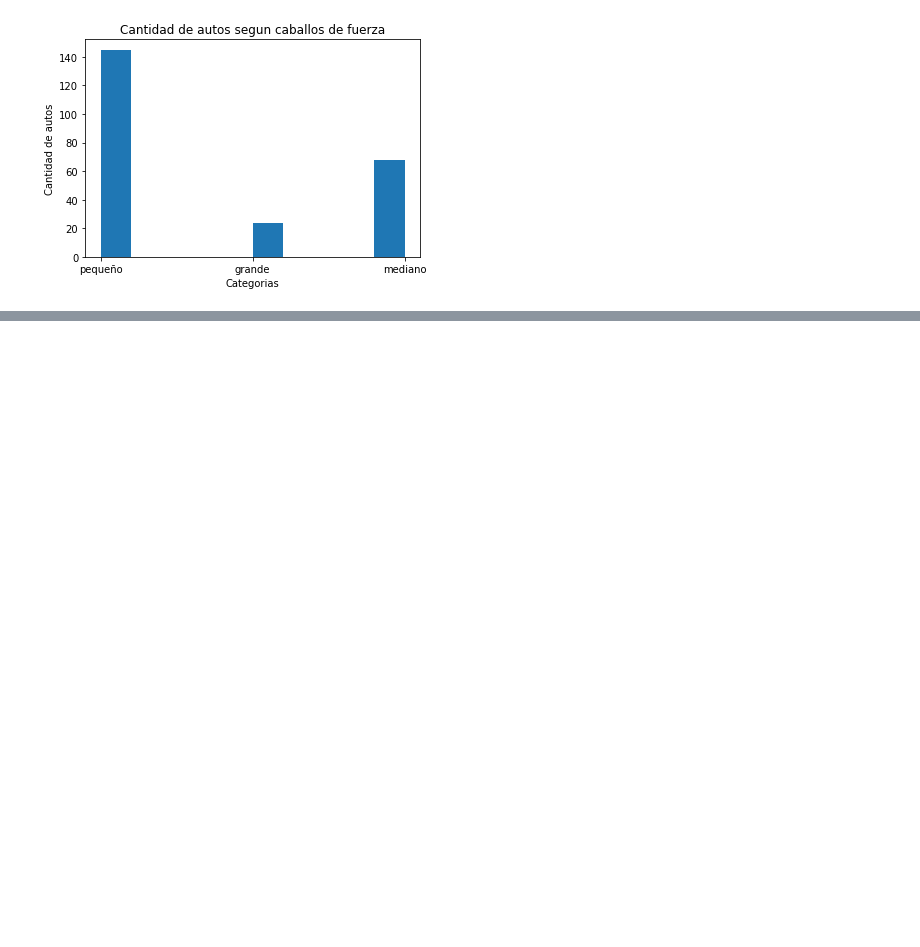
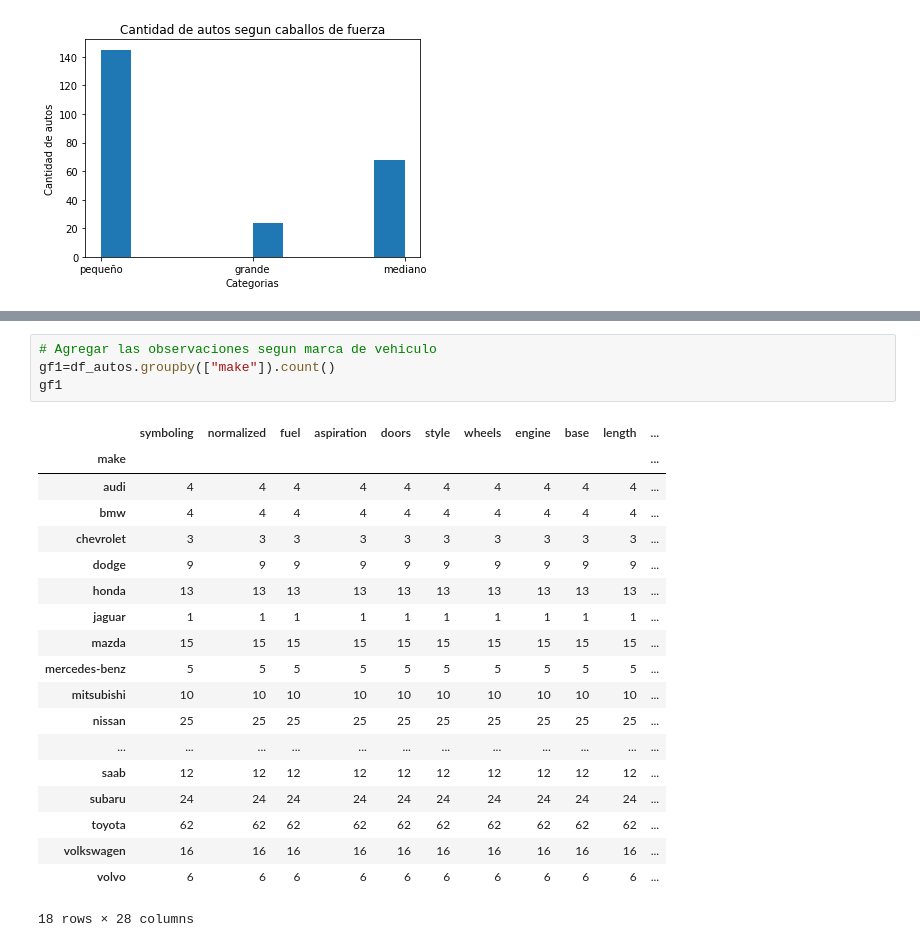
Before and after one commit to Joe13V/Analisis-Datos-CC, a Jupyter notebook: TRABAJO EN CLASE CONSOLIDADO.ipynb, the cells around one changed output, grey strips where cells are left out. Cells and saved outputs as stored; diff of their text form; blank space fills up the shorter version.

```diff
--- a/TRABAJO EN CLASE CONSOLIDADO.ipynb
+++ b/TRABAJO EN CLASE CONSOLIDADO.ipynb
@@ -603,0 +614,24 @@ plt.show()
+# %%
+# Agregar las observaciones segun marca de vehiculo
+gf1=df_autos.groupby(["make"]).count()
+gf1
+# %% [output]
+|  | symboling | normalized | fuel | aspiration | doors | style | wheels | engine | base | length | ... |
+| make |  |  |  |  |  |  |  |  |  |  | ... |
+| audi | 4 | 4 | 4 | 4 | 4 | 4 | 4 | 4 | 4 | 4 | ... |
+| bmw | 4 | 4 | 4 | 4 | 4 | 4 | 4 | 4 | 4 | 4 | ... |
+| chevrolet | 3 | 3 | 3 | 3 | 3 | 3 | 3 | 3 | 3 | 3 | ... |
+| dodge | 9 | 9 | 9 | 9 | 9 | 9 | 9 | 9 | 9 | 9 | ... |
+| honda | 13 | 13 | 13 | 13 | 13 | 13 | 13 | 13 | 13 | 13 | ... |
+| jaguar | 1 | 1 | 1 | 1 | 1 | 1 | 1 | 1 | 1 | 1 | ... |
+| mazda | 15 | 15 | 15 | 15 | 15 | 15 | 15 | 15 | 15 | 15 | ... |
+| mercedes-benz | 5 | 5 | 5 | 5 | 5 | 5 | 5 | 5 | 5 | 5 | ... |
+| mitsubishi | 10 | 10 | 10 | 10 | 10 | 10 | 10 | 10 | 10 | 10 | ... |
+| nissan | 25 | 25 | 25 | 25 | 25 | 25 | 25 | 25 | 25 | 25 | ... |
+| ... | ... | ... | ... | ... | ... | ... | ... | ... | ... | ... | ... |
+| saab | 12 | 12 | 12 | 12 | 12 | 12 | 12 | 12 | 12 | 12 | ... |
+| subaru | 24 | 24 | 24 | 24 | 24 | 24 | 24 | 24 | 24 | 24 | ... |
+| toyota | 62 | 62 | 62 | 62 | 62 | 62 | 62 | 62 | 62 | 62 | ... |
+| volkswagen | 16 | 16 | 16 | 16 | 16 | 16 | 16 | 16 | 16 | 16 | ... |
+| volvo | 6 | 6 | 6 | 6 | 6 | 6 | 6 | 6 | 6 | 6 | ... |
+18 rows × 28 columns
```
Also changed, not shown: parts of 11 cells of this notebook.
